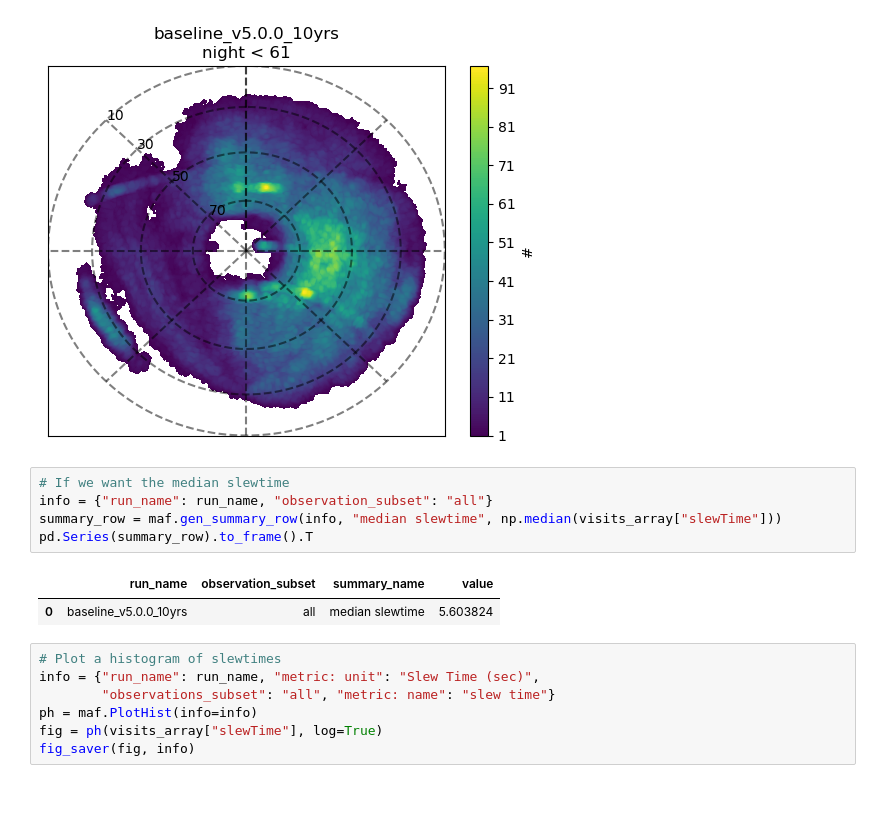
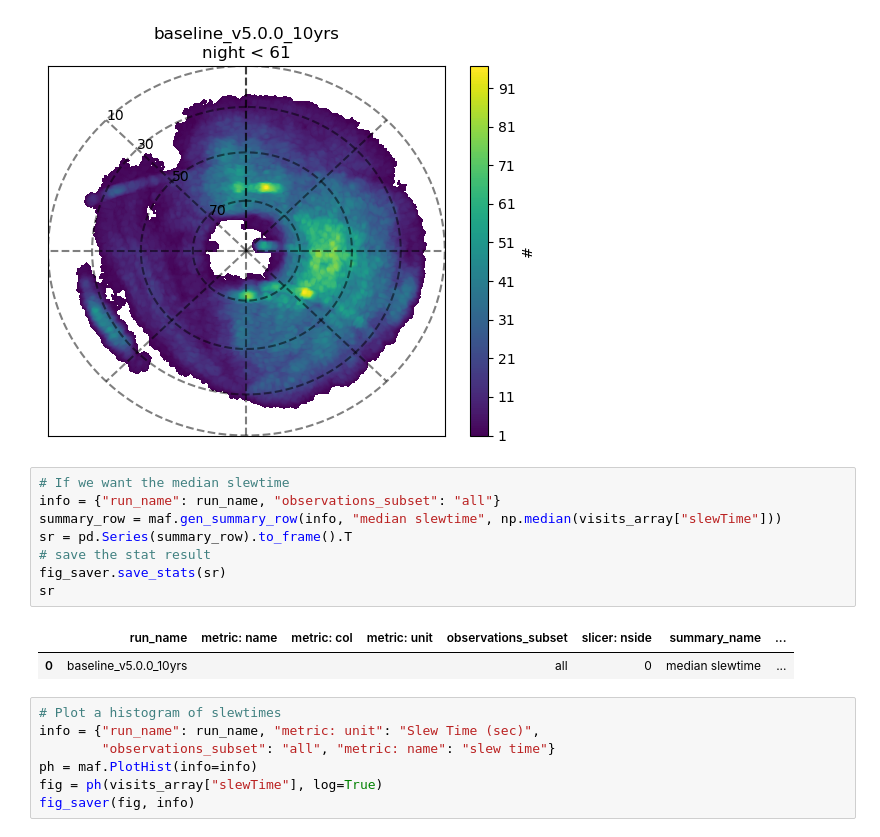
Before and after one commit to lsst/rubin_sim_notebooks, a Jupyter notebook: splat/splat_basics.ipynb, the cells around one changed output. Cells and saved outputs as stored; diff of their text form; blank space fills up the shorter version.

Commit message:
stats writing update

```diff
--- a/splat/splat_basics.ipynb
+++ b/splat/splat_basics.ipynb
@@ -92,12 +99,15 @@ fig = pl(hp_array)
 [figure]
 # %%
 # If we want the median slewtime
-info = {"run_name": run_name, "observation_subset": "all"}
+info = {"run_name": run_name, "observations_subset": "all"}
 summary_row = maf.gen_summary_row(info, "median slewtime", np.median(visits_array["slewTime"]))
-pd.Series(summary_row).to_frame().T
+sr = pd.Series(summary_row).to_frame().T
+# save the stat result
+fig_saver.save_stats(sr)
+sr
 # %% [output]
-|  | run_name | observation_subset | summary_name | value |
-| 0 | baseline_v5.0.0_10yrs | all | median slewtime | 5.603824 |
+|  | run_name | metric: name | metric: col | metric: unit | observations_subset | slicer: nside | summary_name | ... |
+| 0 | baseline_v5.0.0_10yrs |  |  |  | all | 0 | median slewtime | ... |
 # %%
 # Plot a histogram of slewtimes
 info = {"run_name": run_name, "metric: unit": "Slew Time (sec)",
```
Also changed, not shown: parts of 13 cells of this notebook.
